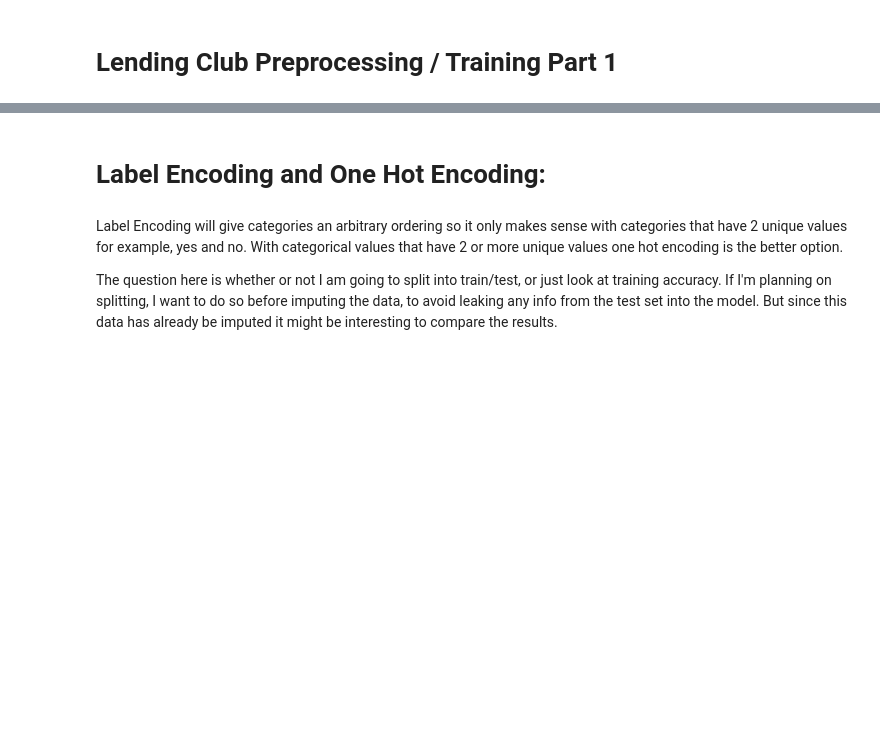
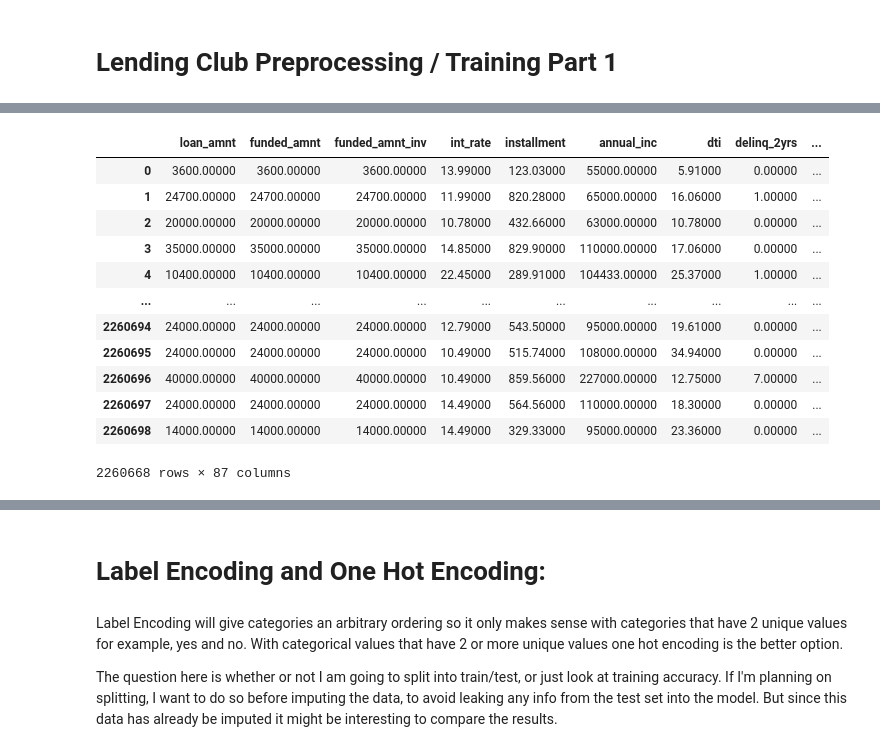
Before and after one commit to ycauthen/springboard, a Jupyter notebook: Capstone Project 2/lendingclub_preprocessing_training.ipynb, the cells around one changed output, grey strips where cells are left out. Cells and saved outputs as stored; diff of their text form; code cells hidden in the pictures; blank space fills up the shorter version.

```diff
--- a/Capstone Project 2/lendingclub_preprocessing_training.ipynb
+++ b/Capstone Project 2/lendingclub_preprocessing_training.ipynb
@@ -44,0 +65,16 @@ df.head()
+# %%
+data.loc[:, allfloats]
+# %% [output]
+|  | loan_amnt | funded_amnt | funded_amnt_inv | int_rate | installment | annual_inc | dti | delinq_2yrs | ... |
+| 0 | 3600.00000 | 3600.00000 | 3600.00000 | 13.99000 | 123.03000 | 55000.00000 | 5.91000 | 0.00000 | ... |
+| 1 | 24700.00000 | 24700.00000 | 24700.00000 | 11.99000 | 820.28000 | 65000.00000 | 16.06000 | 1.00000 | ... |
+| 2 | 20000.00000 | 20000.00000 | 20000.00000 | 10.78000 | 432.66000 | 63000.00000 | 10.78000 | 0.00000 | ... |
+| 3 | 35000.00000 | 35000.00000 | 35000.00000 | 14.85000 | 829.90000 | 110000.00000 | 17.06000 | 0.00000 | ... |
+| 4 | 10400.00000 | 10400.00000 | 10400.00000 | 22.45000 | 289.91000 | 104433.00000 | 25.37000 | 1.00000 | ... |
+| ... | ... | ... | ... | ... | ... | ... | ... | ... | ... |
+| 2260694 | 24000.00000 | 24000.00000 | 24000.00000 | 12.79000 | 543.50000 | 95000.00000 | 19.61000 | 0.00000 | ... |
+| 2260695 | 24000.00000 | 24000.00000 | 24000.00000 | 10.49000 | 515.74000 | 108000.00000 | 34.94000 | 0.00000 | ... |
+| 2260696 | 40000.00000 | 40000.00000 | 40000.00000 | 10.49000 | 859.56000 | 227000.00000 | 12.75000 | 7.00000 | ... |
+| 2260697 | 24000.00000 | 24000.00000 | 24000.00000 | 14.49000 | 564.56000 | 110000.00000 | 18.30000 | 0.00000 | ... |
+| 2260698 | 14000.00000 | 14000.00000 | 14000.00000 | 14.49000 | 329.33000 | 95000.00000 | 23.36000 | 0.00000 | ... |
+2260668 rows × 87 columns
```
Also changed, not shown: parts of 38 cells of this notebook.
